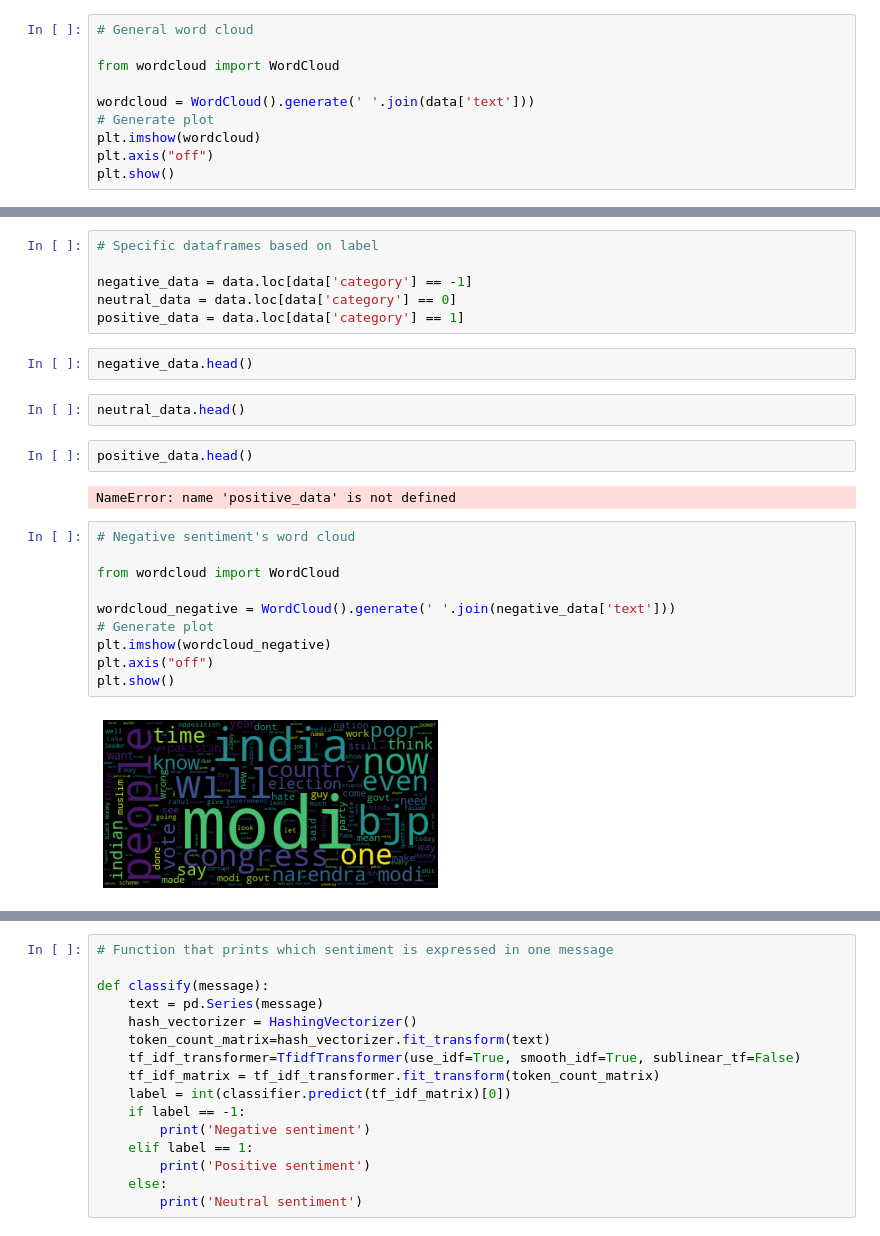
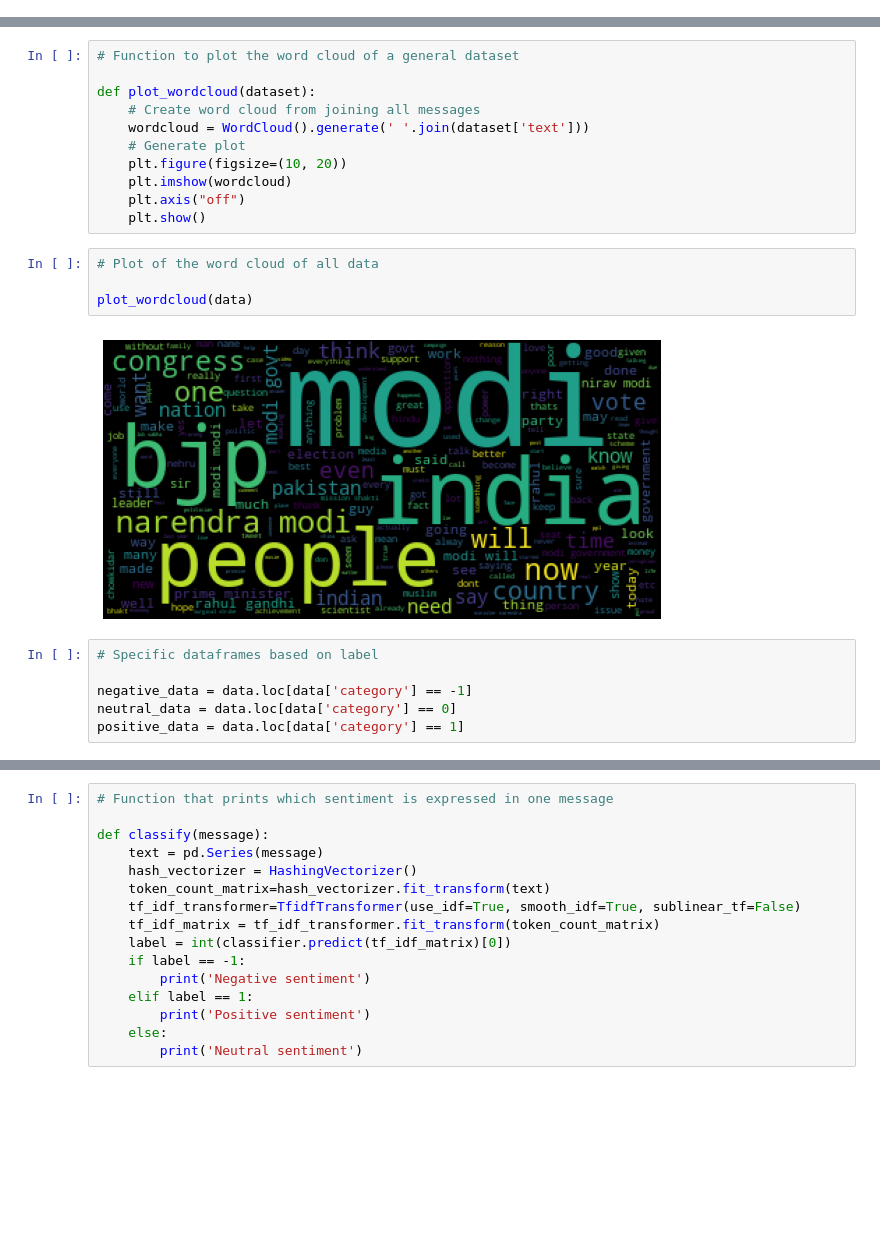
Before and after one commit to SergiCSim/Cas-Kaggle, a Jupyter notebook: Cas_kaggle.ipynb, the cells around one changed output, grey strips where cells are left out. Drawn from its saved outputs; the diff is of its cells as text; blank space fills up the shorter version.

```diff
--- a/Cas_kaggle.ipynb
+++ b/Cas_kaggle.ipynb
@@ -86,10 +0,0 @@ plt.show()
-# %%
-# General word cloud
-
-from wordcloud import WordCloud
-
-wordcloud = WordCloud().generate(' '.join(data['text']))
-# Generate plot
-plt.imshow(wordcloud)
-plt.axis("off")
-plt.show()
@@ -98,26 +191,23 @@ TypeError: sequence item 413: expected str instance, float found
+# %%
+# Function to plot the word cloud of a general dataset
+
+def plot_wordcloud(dataset):
+    # Create word cloud from joining all messages
+    wordcloud = WordCloud().generate(' '.join(dataset['text']))
+    # Generate plot
+    plt.figure(figsize=(10, 20))
+    plt.imshow(wordcloud)
+    plt.axis("off")
+    plt.show()
+# %%
+# Plot of the word cloud of all data
+
+plot_wordcloud(data)
+# %% [output]
+[figure, added]
 # %%
 # Specific dataframes based on label
 
 negative_data = data.loc[data['category'] == -1]
 neutral_data = data.loc[data['category'] == 0]
 positive_data = data.loc[data['category'] == 1]
-# %%
-negative_data.head()
-# %%
-neutral_data.head()
-# %%
-positive_data.head()
-# %% [output]
-NameError: name 'positive_data' is not defined
-# %%
-# Negative sentiment's word cloud
-
-from wordcloud import WordCloud
-
-wordcloud_negative = WordCloud().generate(' '.join(negative_data['text']))
-# Generate plot
-plt.imshow(wordcloud_negative)
-plt.axis("off")
-plt.show()
-# %% [output]
-[figure, removed]
```
Also changed, not shown: parts of 210 cells of this notebook.
